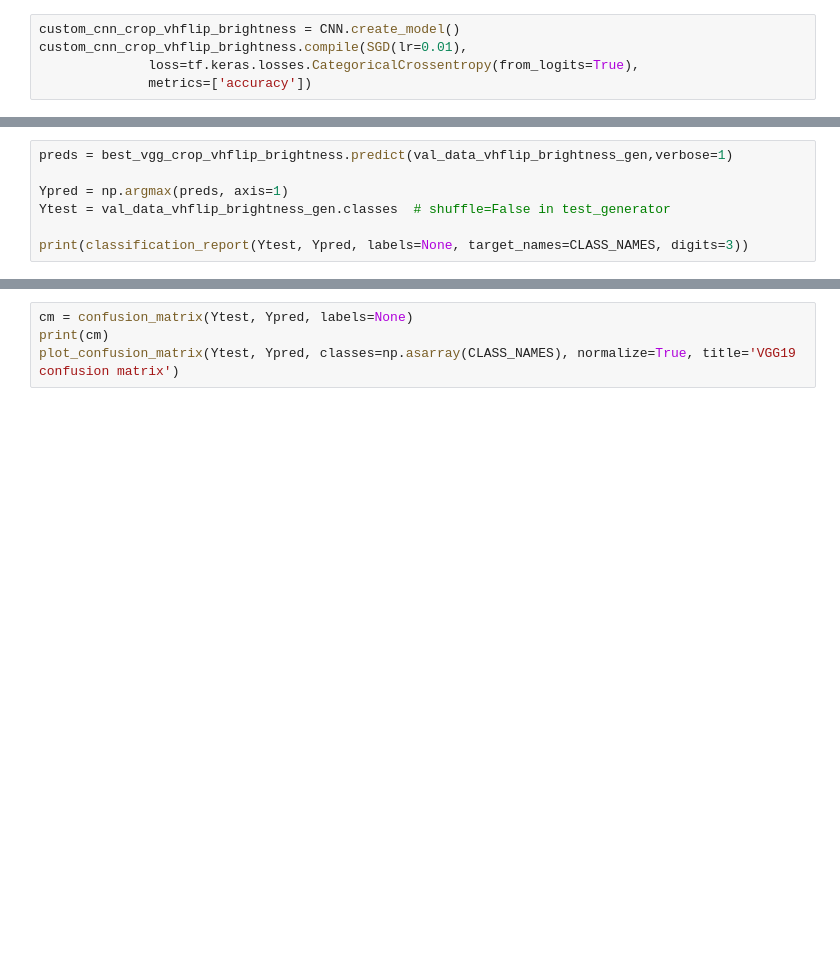
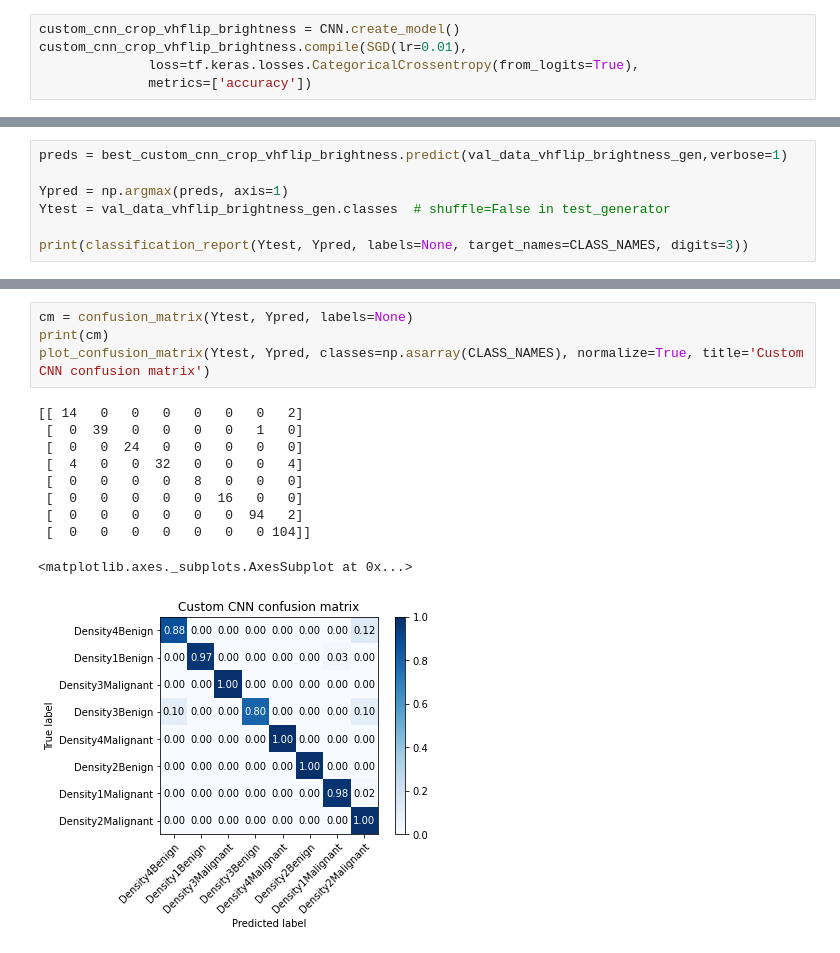
Before and after one commit to SalvatoreCognetta/BreastCancerDetection, a Jupyter notebook: project.ipynb, the cells around one changed output, grey strips where cells are left out. Drawn from its saved outputs; the diff is of its cells as text; blank space fills up the shorter version.

```diff
--- a/project.ipynb
+++ b/project.ipynb
@@ -1943,5 +2035,5 @@ best_custom_cnn_crop_vhflip_brightness.evaluate(val_data_gen)
 # %%
-preds = best_vgg_crop_vhflip_brightness.predict(val_data_vhflip_brightness_gen,verbose=1)
+preds = best_custom_cnn_crop_vhflip_brightness.predict(val_data_vhflip_brightness_gen,verbose=1)
 
 Ypred = np.argmax(preds, axis=1)
 Ytest = val_data_vhflip_brightness_gen.classes  # shuffle=False in test_generator
@@ -1950,6 +2058,17 @@ print(classification_report(Ytest, Ypred, labels=None, target_names=CLASS_NAMES,
 # %%
 cm = confusion_matrix(Ytest, Ypred, labels=None)
 print(cm)
-plot_confusion_matrix(Ytest, Ypred, classes=np.asarray(CLASS_NAMES), normalize=True, title='VGG19 confusion matrix')
+plot_confusion_matrix(Ytest, Ypred, classes=np.asarray(CLASS_NAMES), normalize=True, title='Custom CNN confusion matrix')
+# %% [output]
+[[ 14   0   0   0   0   0   0   2]
+ [  0  39   0   0   0   0   1   0]
+ [  0   0  24   0   0   0   0   0]
+ [  4   0   0  32   0   0   0   4]
+ [  0   0   0   0   8   0   0   0]
+ [  0   0   0   0   0  16   0   0]
+ [  0   0   0   0   0   0  94   2]
+ [  0   0   0   0   0   0   0 104]]
+<matplotlib.axes._subplots.AxesSubplot at 0x...>
+[figure, added]
 # %%
 savemodel(best_custom_cnn_crop_vhflip_brightness, 'best_custom_cnn_crop_vhflip_brightness')
```
Also changed, not shown: parts of 21 cells of this notebook.
